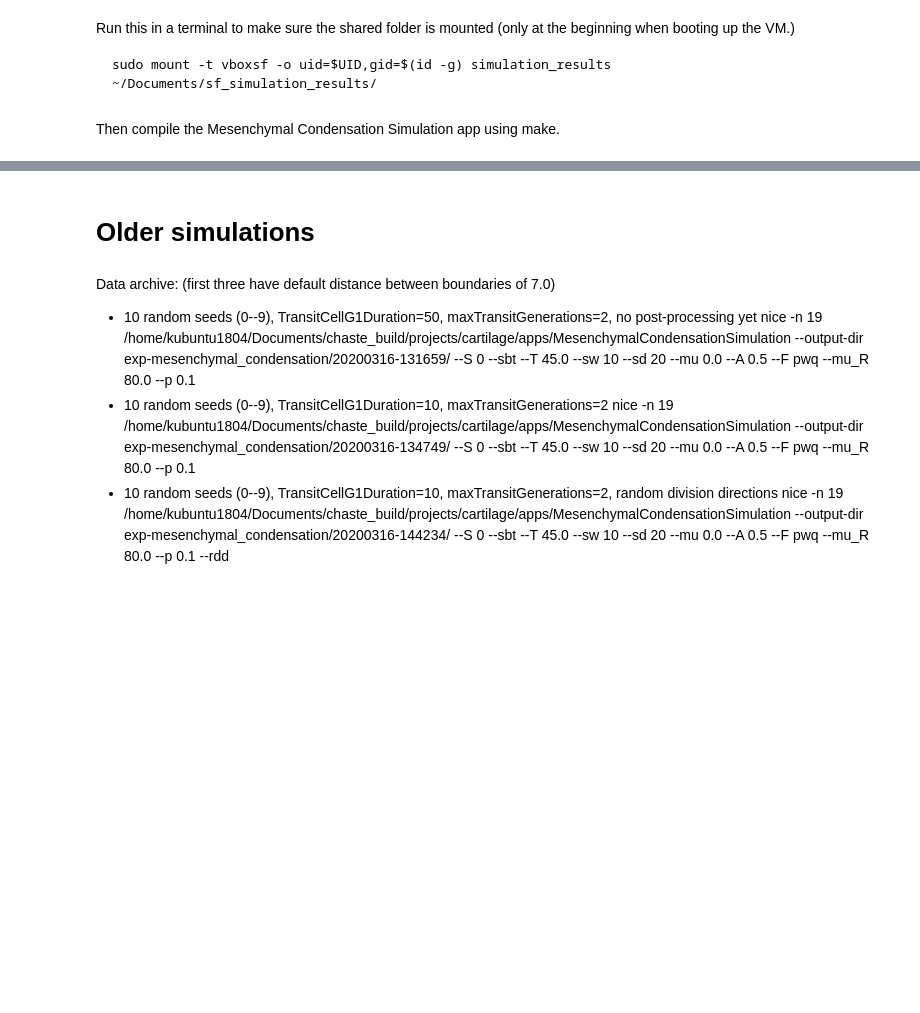
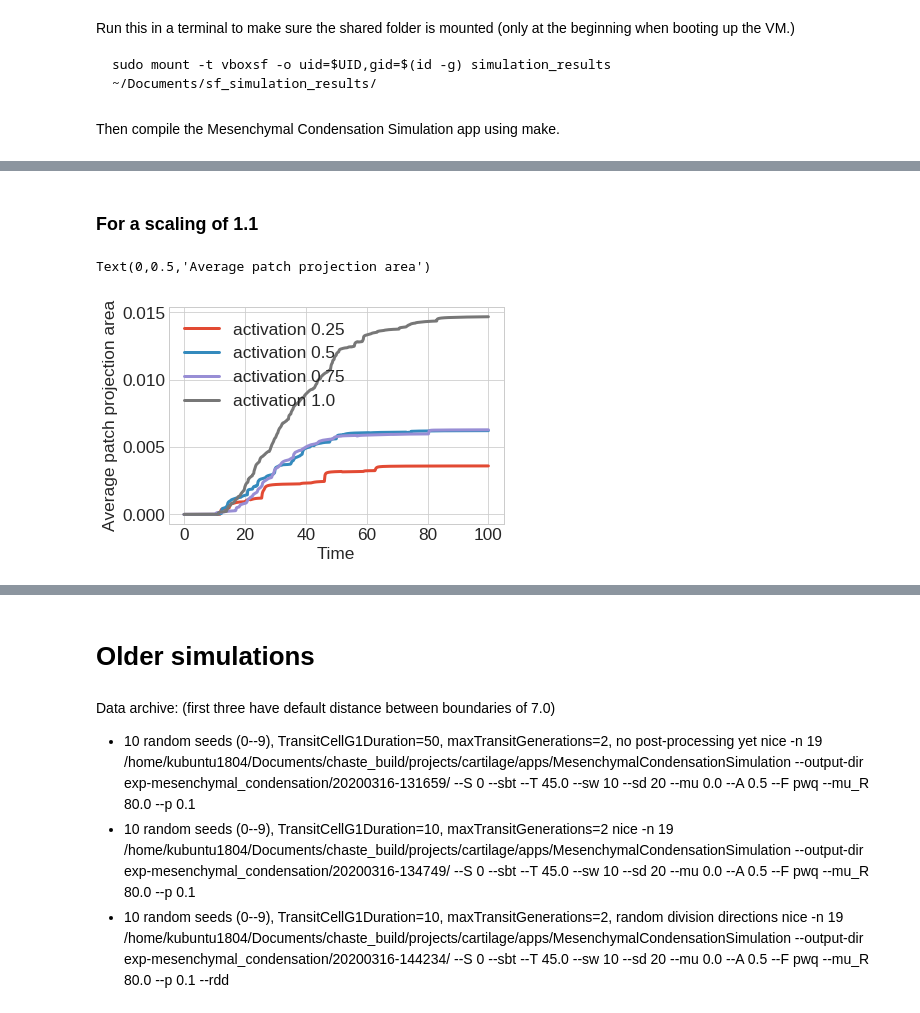
Before and after one commit to somathias/CartilageCBM, a Jupyter notebook: exp-mesenchymal_condensation.ipynb, the cells around one changed output, grey strips where cells are left out. Drawn from its saved outputs; the diff is of its cells as text; code cells hidden in the pictures; blank space fills up the shorter version.

```diff
--- a/exp-mesenchymal_condensation.ipynb
+++ b/exp-mesenchymal_condensation.ipynb
@@ -94,0 +113,67 @@ FileNotFoundError: [Errno 2] No such file or directory: '/home/kubuntu1804/Docum
+# %% [markdown]
+### For a scaling of 1.1
+# %%
+dir_025 = 'exp-mesenchymal_condensation/20200422-104541/'
+
+# time steps are consistent across runs, so it's sufficient to load them from a single path
+times_d, coords_d = sm.read_in_data('/home/kubuntu1804/Documents/sf_simulation_results/'+dir_025 + '0/results_from_time_0/')
+
+ppa_av_d = np.zeros(times_d.shape)
+for seed in range(8):
+    ppa = np.loadtxt('/home/kubuntu1804/Documents/sf_simulation_results/'+dir_025+str(seed)+'/results_from_time_0/metrics_results/data_patch_projection_area_av.txt', dtype=float)
+    ppa_av_d = ppa_av_d + ppa
+    #plt.plot(times_d, ppa, linestyle='--', color='grey', alpha=0.5)
+ppa_av_d = ppa_av_d /8
+plt.plot(times_d, ppa_av_d, label='activation 0.25')
+
+dir_05 = 'exp-mesenchymal_condensation/20200422-094658/'
+
+# time steps are consistent across runs, so it's sufficient to load them from a single path
+times_d, coords_d = sm.read_in_data('/home/kubuntu1804/Documents/sf_simulation_results/'+dir_05 + '0/results_from_time_0/')
+
+ppa_av_d = np.zeros(times_d.shape)
+for seed in range(8):
+    ppa = np.loadtxt('/home/kubuntu1804/Documents/sf_simulation_results/'+dir_05+str(seed)+'/results_from_time_0/metrics_results/data_patch_projection_area_av.txt', dtype=float)
+    ppa_av_d = ppa_av_d + ppa
+    #plt.plot(times_d, ppa, linestyle='--', color='grey', alpha=0.5)
+ppa_av_d = ppa_av_d /8
+plt.plot(times_d, ppa_av_d, label='activation 0.5')
+
+
+
+dir_075 = 'exp-mesenchymal_condensation/20200422-100406/'
+
+# time steps are consistent across runs, so it's sufficient to load them from a single path
+times_d, coords_d = sm.read_in_data('/home/kubuntu1804/Documents/sf_simulation_results/'+dir_075 + '0/results_from_time_0/')
+
+ppa_av_d = np.zeros(times_d.shape)
+for seed in range(8):
+    ppa = np.loadtxt('/home/kubuntu1804/Documents/sf_simulation_results/'+dir_075+str(seed)+'/results_from_time_0/metrics_results/data_patch_projection_area_av.txt', dtype=float)
+    ppa_av_d = ppa_av_d + ppa
+    #plt.plot(times_d, ppa, linestyle='--', color='grey', alpha=0.5)
+ppa_av_d = ppa_av_d /8
+
+
+plt.plot(times_d, ppa_av_d, label='activation 0.75')
+
+dir_10 = 'exp-mesenchymal_condensation/20200422-102514/'
+
+# time steps are consistent across runs, so it's sufficient to load them from a single path
+times_d, coords_d = sm.read_in_data('/home/kubuntu1804/Documents/sf_simulation_results/'+dir_10 + '0/results_from_time_0/')
+
+ppa_av_d = np.zeros(times_d.shape)
+for seed in range(8):
+    ppa = np.loadtxt('/home/kubuntu1804/Documents/sf_simulation_results/'+dir_10+str(seed)+'/results_from_time_0/metrics_results/data_patch_projection_area_av.txt', dtype=float)
+    ppa_av_d = ppa_av_d + ppa
+    #plt.plot(times_d, ppa, linestyle='--', color='grey', alpha=0.5)
+ppa_av_d = ppa_av_d /8
+
+
+plt.plot(times_d, ppa_av_d, label='activation 1.0')
+
+plt.legend()
+plt.xlabel('Time')
+plt.ylabel('Average patch projection area')
+# %% [output]
+Text(0,0.5,'Average patch projection area')
+[figure, added]
```
Also changed, not shown: parts of 29 cells of this notebook.
